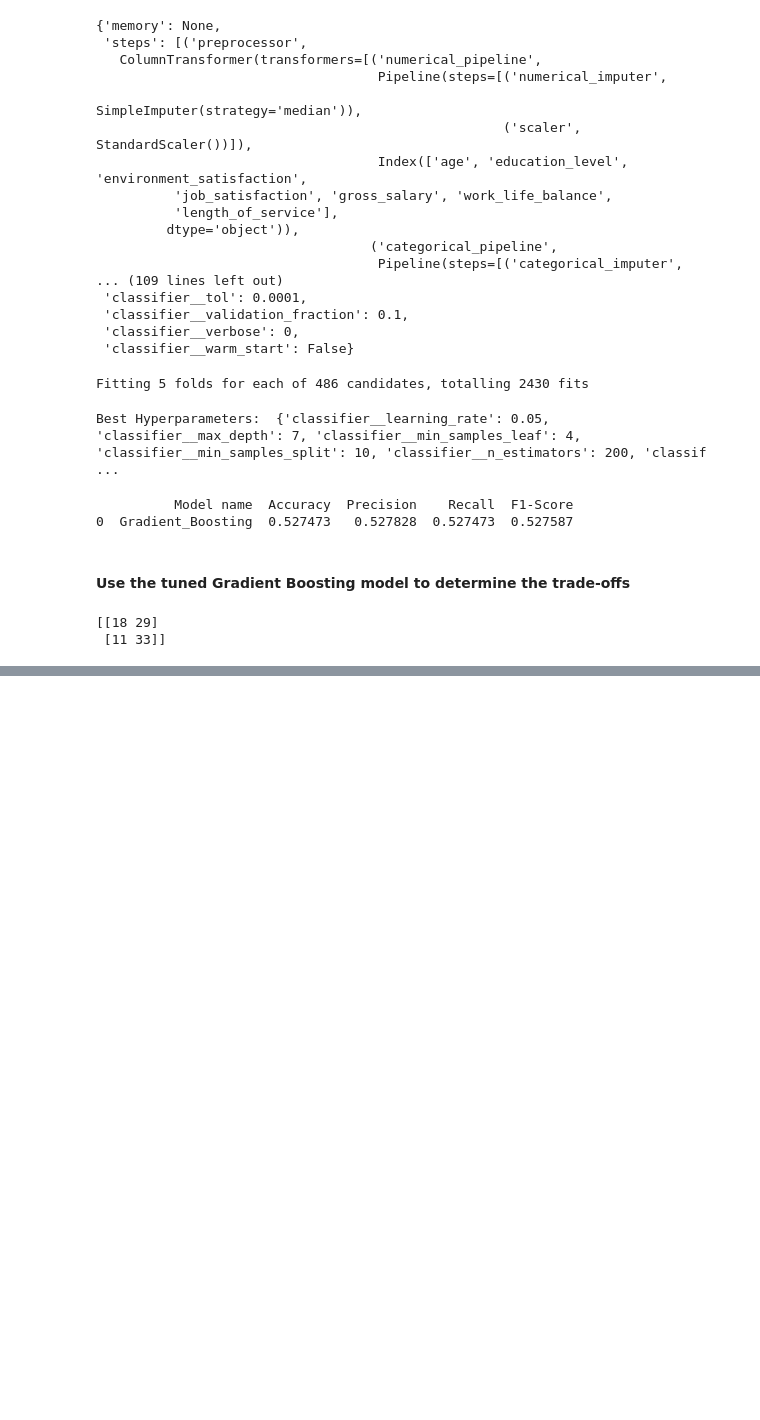
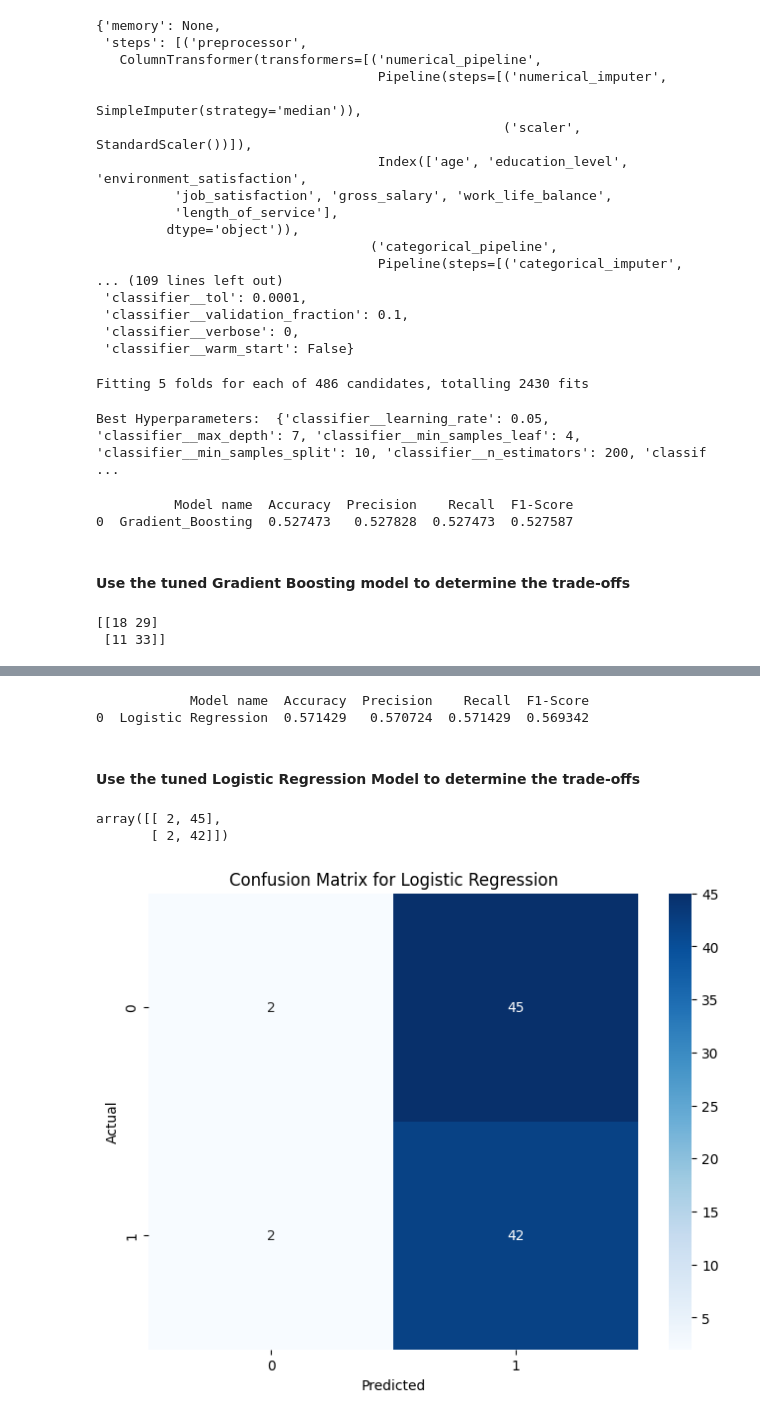
Before and after one commit to AndyMortey/Employee-Attrition-Predictor, a Jupyter notebook: notebook.ipynb, the cells around one changed output, grey strips where cells are left out. Cells and saved outputs as stored; diff of their text form; code cells hidden in the pictures; blank space fills up the shorter version.

```diff
--- a/notebook.ipynb
+++ b/notebook.ipynb
@@ -1065,0 +1123,64 @@ print(gradient_threshold_matrix)
+# %%
+# Initialize a DataFrame to store the results
+tuned_models_df_l = pd.DataFrame(columns=['Model name', 'Accuracy', 'Precision', 'Recall', 'F1-Score'])
+
+# Store the model name
+model_name = "Logistic Regression"
+
+best_model_l = random_search.best_estimator_
+
+# Evaluate the best model on the test set
+y_pred = best_model_l.predict(X_eval)
+
+# Store classification report values as a dictionary
+tuned_metrics_l = classification_report(y_eval_encoded, y_pred, output_dict=True)
+
+# Grab values from the metric dictionary
+accuracy = tuned_metrics_l['accuracy']
+precision = tuned_metrics_l['weighted avg']['precision']
+recall = tuned_metrics_l['weighted avg']['recall']
+f1 = tuned_metrics_l['weighted avg']['f1-score']
+
+# Add these values to the DataFrame
+tuned_models_df_l.loc[len(tuned_models_df_l)] = [model_name, accuracy, precision, recall, f1]
+
+# Sort table to have highest F1 on top
+tuned_models_df_l.sort_values(by='F1-Score', ascending=False, inplace=True)
+
+# Display the results
+print(tuned_models_df_l)
+# %% [output]
+            Model name  Accuracy  Precision    Recall  F1-Score
+0  Logistic Regression  0.571429   0.570724  0.571429  0.569342
+# %% [markdown]
+#### Use the tuned Logistic Regression Model to determine the trade-offs
+# %%
+# Best threshold
+LR_threshold = 0.2
+
+# Predict probabilities
+y_pred_proba = best_model_l.predict_proba(X_eval)[:, 1]
+
+# Make predictions based on the threshold
+predictions = (y_pred_proba > LR_threshold).astype(int)
+
+# Compute confusion matrix
+LR_threshold_matrix = confusion_matrix(y_eval_encoded, predictions)
+
+# Saving the best model and threshold in variables
+best_logistic_regression_model = best_model_l
+best_LR_threshold = LR_threshold
+LR_threshold_matrix
+# %% [output]
+array([[ 2, 45],
+       [ 2, 42]])
+# %%
+# Plot confusion matrix as a heatmap
+plt.figure(figsize=(8, 6))
+sns.heatmap(LR_threshold_matrix, annot=True, fmt='d', cmap='Blues')
+plt.title('Confusion Matrix for Logistic Regression')
+plt.xlabel('Predicted')
+plt.ylabel('Actual')
+plt.show()
+# %% [output]
+[figure, added]
```
Also changed, not shown: parts of 11 cells of this notebook.
